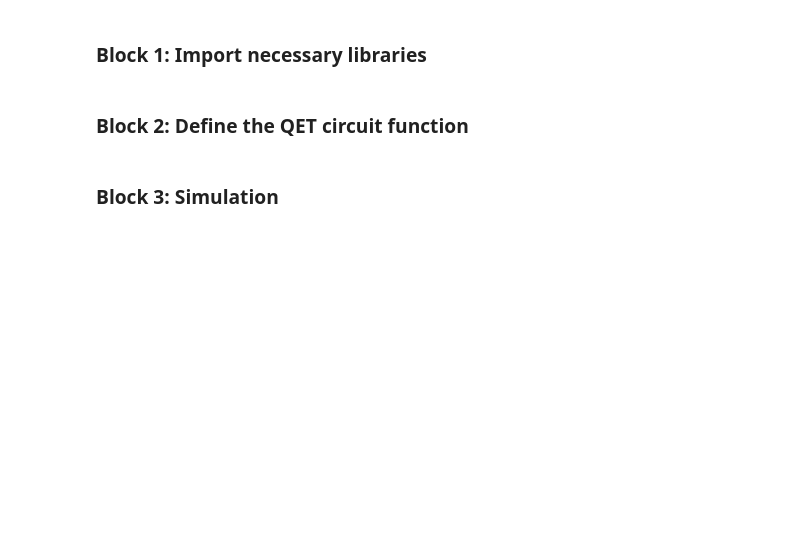
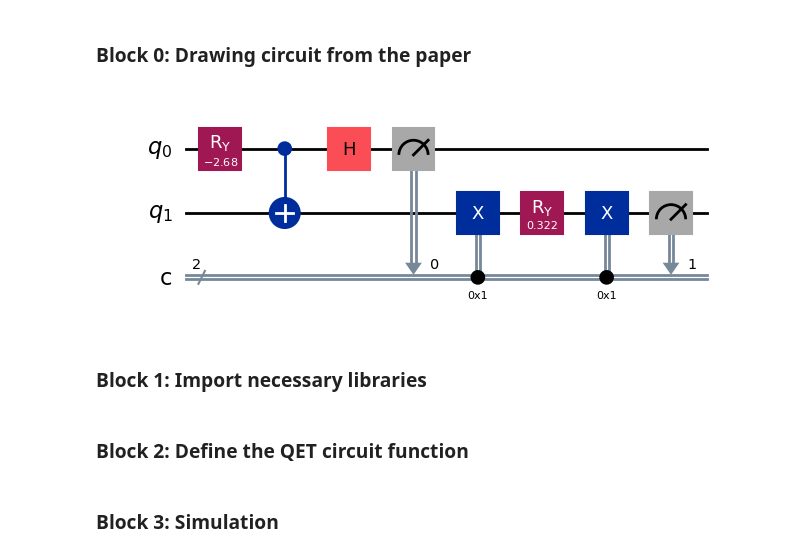
Before and after one commit to Amir1603/quantum, a Jupyter notebook: ibm/redo2.ipynb, the cells around one changed output. Cells and saved outputs as stored; diff of their text form; code cells hidden in the pictures; blank space fills up the shorter version.

Commit message:
Seems to work also with quantum execution

```diff
--- a/ibm/redo2.ipynb
+++ b/ibm/redo2.ipynb
@@ -1,3 +1,54 @@
+# %% [markdown]
+### Block 0: Drawing circuit from the paper
+# %%
+from qiskit import QuantumCircuit, QuantumRegister, ClassicalRegister
+import numpy as np
+
+h = 1
+k = 0.5
+
+def qet_circuit(theta, phi):
+    """Generates the QET circuit using Qiskit.
+
+    Args:
+        theta: Rotation angle for initial state preparation.
+        phi: Rotation angle for Bob's conditional operation.
+
+    Returns:
+        Qiskit QuantumCircuit object representing the QET circuit.
+    """
+
+    # Initialize qubits and classical bit
+    q = QuantumRegister(2, 'q')
+    c = ClassicalRegister(2, 'c')
+    circuit = QuantumCircuit(q, c)
+
+    # Prepare ground state
+    circuit.ry(2 * theta, q[0])
+    circuit.cx(q[0], q[1])
+
+    # Alice's measurement
+    circuit.h(q[0])
+    circuit.measure(q[0], c[0])
+
+    # Bob's conditional operation using a conditional rotation
+    circuit.x(q[1]).c_if(c, 1)  # Apply X gate to q[1] if classical bit c is 1
+    circuit.ry(2 * phi, q[1])   # Apply RY gate to q[1]
+    circuit.x(q[1]).c_if(c, 1)  # Undo the X gate if it was applied
+
+    # Measurement of Bob's qubit
+    circuit.measure(q[1], c[1])  # Add a new classical bit for Bob's measurement
+
+    return circuit
+
+# Example usage
+theta = -1 * np.arccos(1 / np.sqrt(2) * np.sqrt(1 - h / np.sqrt(h**2 + k**2)))  # Calculate theta based on h, k
+phi = 0.5 * np.arcsin(h * k / np.sqrt((h**2 + 2 * k**2)**2 + h**2 * k**2))  # Calculate phi based on h, k
+
+qet_circuit = qet_circuit(theta, phi)
+qet_circuit.draw('mpl')  # Draw the circuit using matplotlib
+# %% [output]
+[figure, added]
 # %% [markdown]
 ### Block 1: Import necessary libraries
 # %%
```
Also changed, not shown: parts of 13 cells of this notebook, 1 other file.
